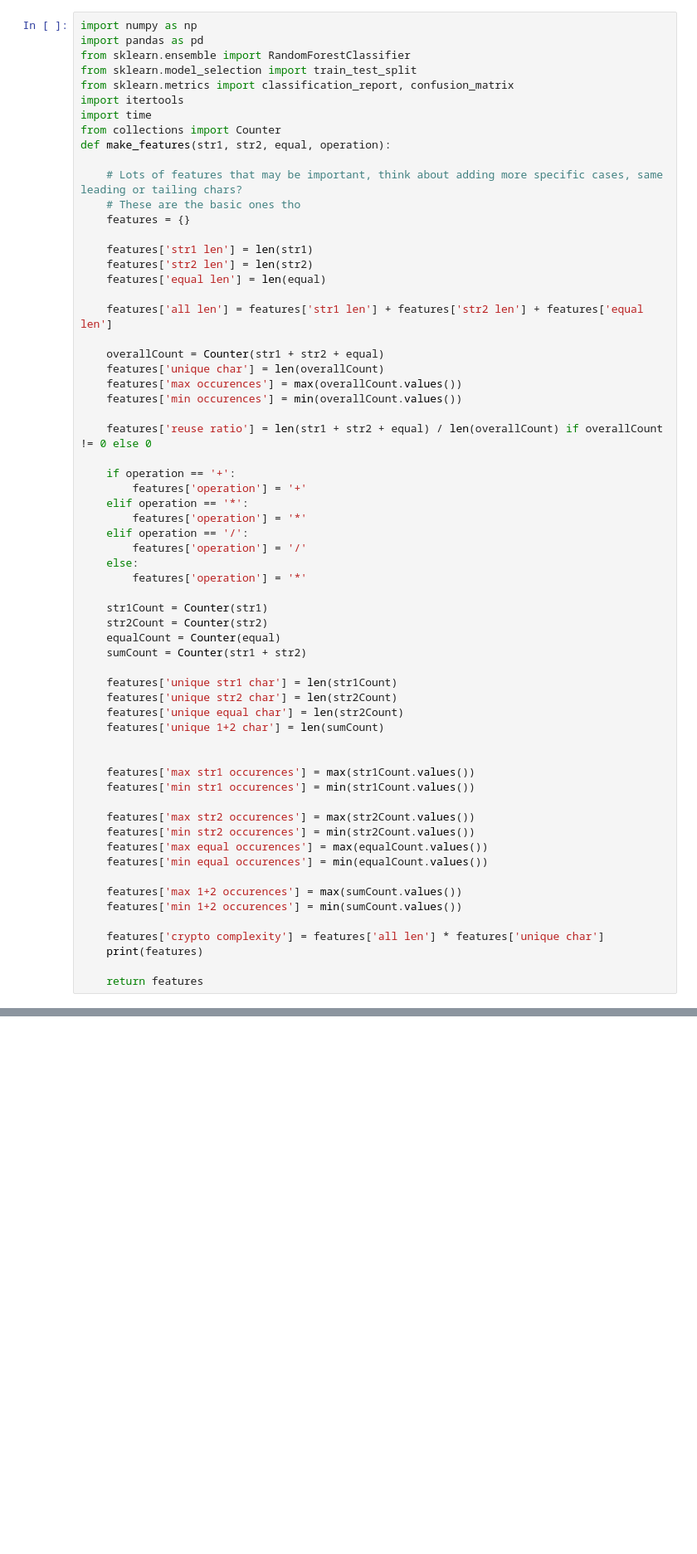
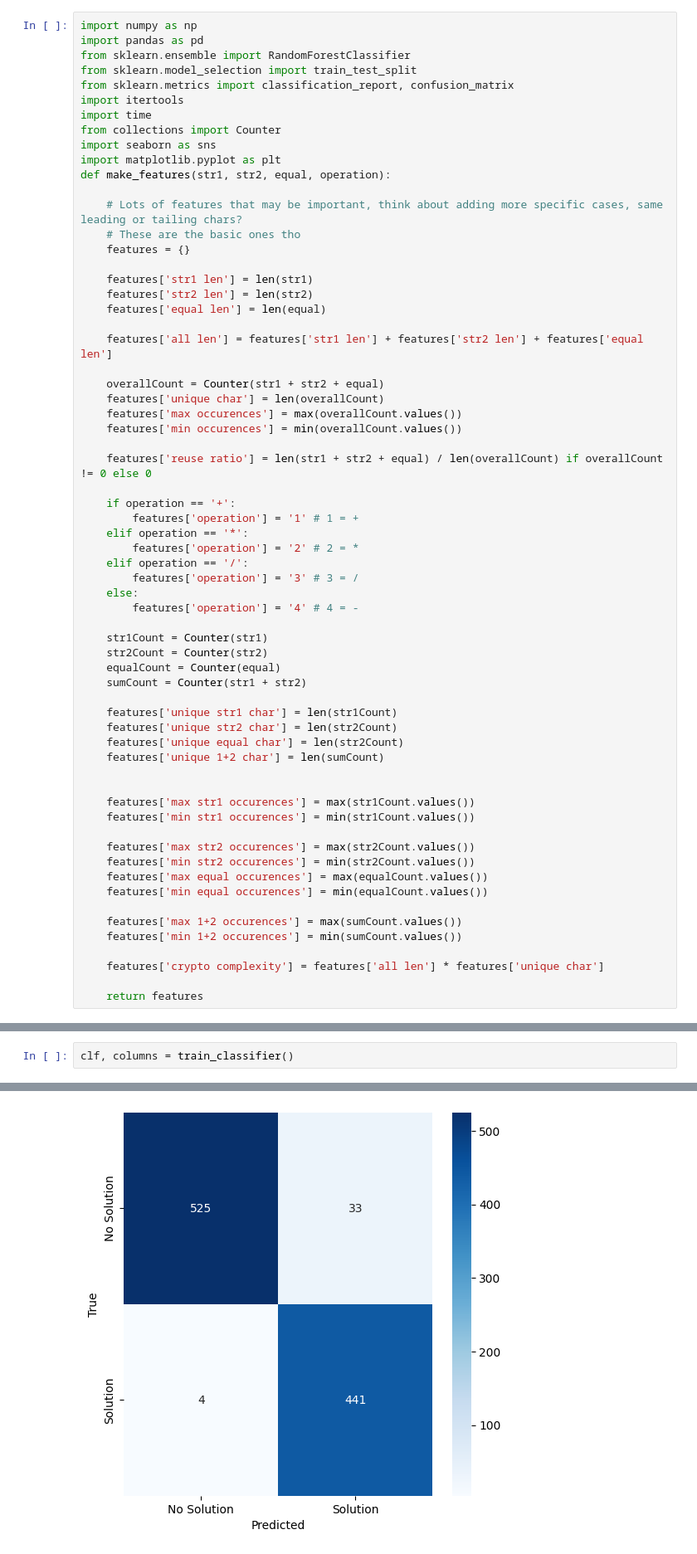
Before and after one commit to wmontagu/cryptarithm_calculator, a Jupyter notebook: hardversion.ipynb, the cells around one changed output, grey strips where cells are left out. Shown: that part at 83% size. Drawn from its saved outputs; the diff is of its cells as text; blank space fills up the shorter version.

```diff
--- a/hardversion.ipynb
+++ b/hardversion.ipynb
@@ -7,6 +7,8 @@ from sklearn.metrics import classification_report, confusion_matrix
 import itertools
 import time
 from collections import Counter
+import seaborn as sns
+import matplotlib.pyplot as plt
 def make_features(str1, str2, equal, operation):
 
     # Lots of features that may be important, think about adding more specific cases, same leading or tailing chars?
@@ -27,13 +29,13 @@ def make_features(str1, str2, equal, operation):
     features['reuse ratio'] = len(str1 + str2 + equal) / len(overallCount) if overallCount != 0 else 0
 
     if operation == '+':
-        features['operation'] = '+'
+        features['operation'] = '1' # 1 = +
     elif operation == '*':
-        features['operation'] = '*'
+        features['operation'] = '2' # 2 = *
     elif operation == '/':
-        features['operation'] = '/'
+        features['operation'] = '3' # 3 = /
     else:
-        features['operation'] = '*'
+        features['operation'] = '4' # 4 = -
 
     str1Count = Counter(str1)
     str2Count = Counter(str2)
@@ -58,6 +60,5 @@ def make_features(str1, str2, equal, operation):
     features['min 1+2 occurences'] = min(sumCount.values())
 
     features['crypto complexity'] = features['all len'] * features['unique char']
-    print(features)
 
     return features
@@ -105,0 +370,3 @@ make_features("I", "Love", "You", '+')
+# %%
+clf, columns = train_classifier()
+# %% [output]
@@ -105,0 +392 @@ make_features("I", "Love", "You", '+')
+[figure, added]
```
Also changed, not shown: parts of 4 cells of this notebook.
